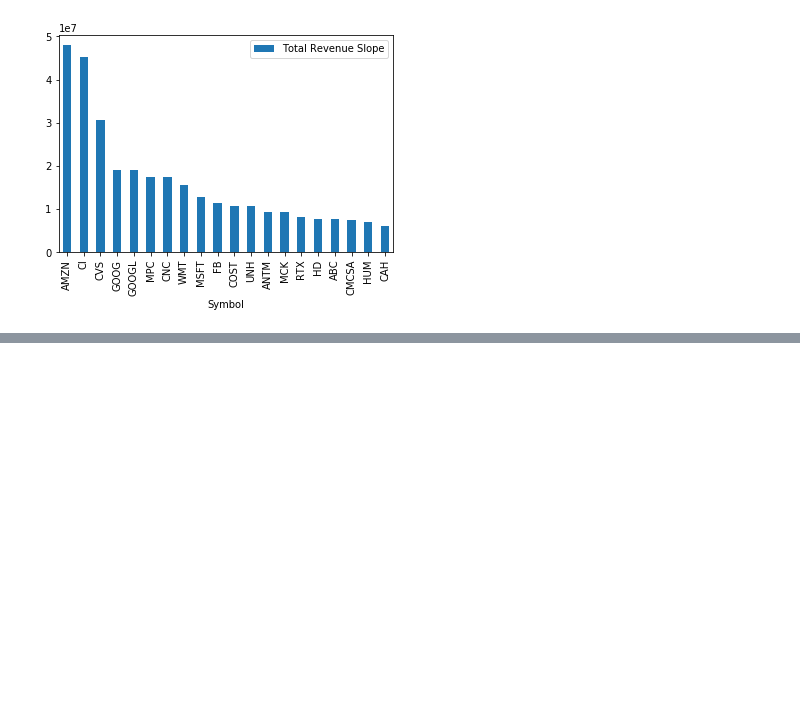
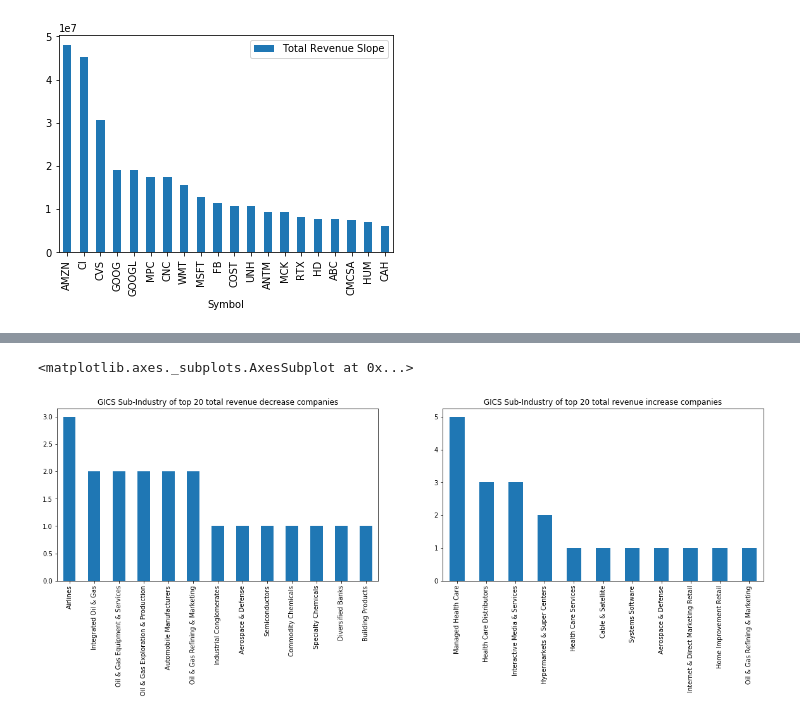
Before and after one commit to youngminpark2559/dsstudy, a Jupyter notebook: 00002_stockdata_analysis/Untitled.ipynb, the cells around one changed output, grey strips where cells are left out. Cells and saved outputs as stored; diff of their text form; code cells hidden in the pictures; blank space fills up the shorter version.

```diff
--- a/00002_stockdata_analysis/Untitled.ipynb
+++ b/00002_stockdata_analysis/Untitled.ipynb
@@ -140,0 +180,7 @@ top10_increase.plot(x="Symbol",kind="bar")
+# %%
+fig, ax = plt.subplots(1, 2, figsize=(20, 5))
+merged_top20_decrease['GICS Sub-Industry'].value_counts().plot(kind="bar",ax=ax[0],title="GICS Sub-Industry of top 20 total revenue decrease companies")
+merged_top20_increase['GICS Sub-Industry'].value_counts().plot(kind="bar",ax=ax[1],title="GICS Sub-Industry of top 20 total revenue increase companies")
+# %% [output]
+<matplotlib.axes._subplots.AxesSubplot at 0x...>
+[figure, added]
```
Also changed, not shown: parts of 4 cells of this notebook.
